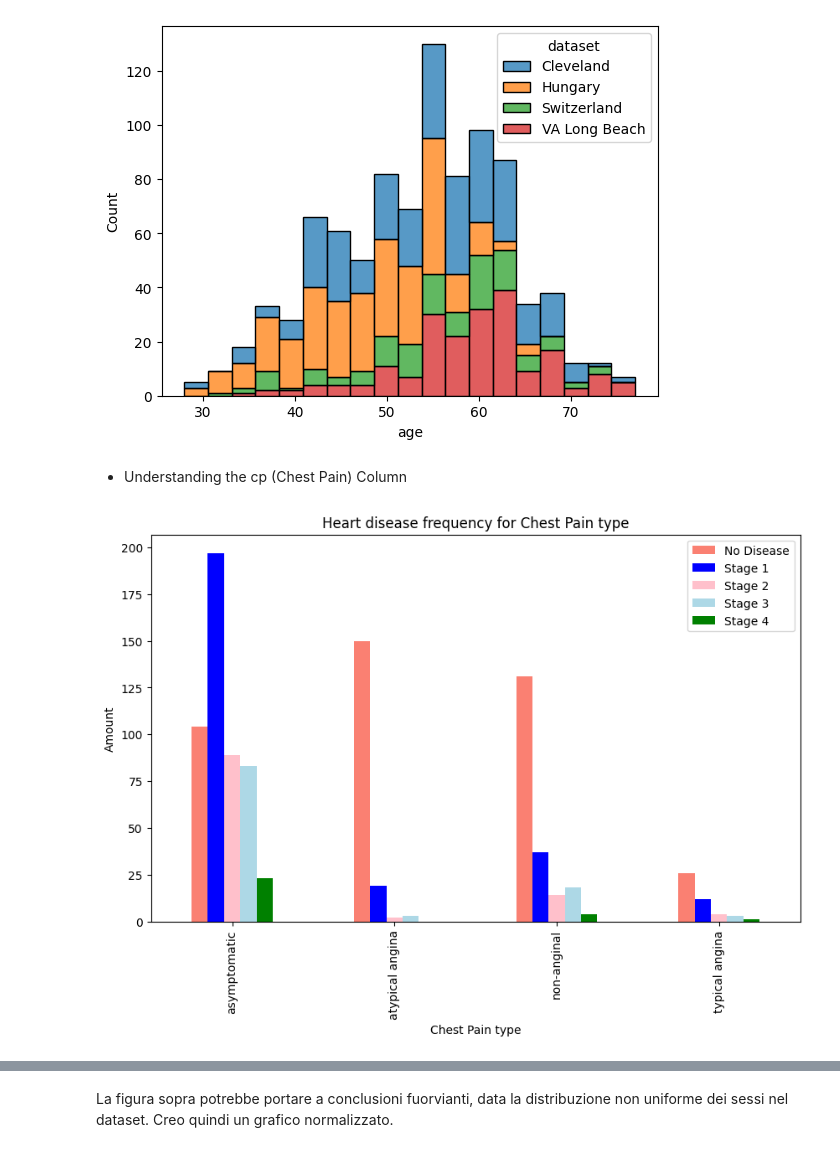
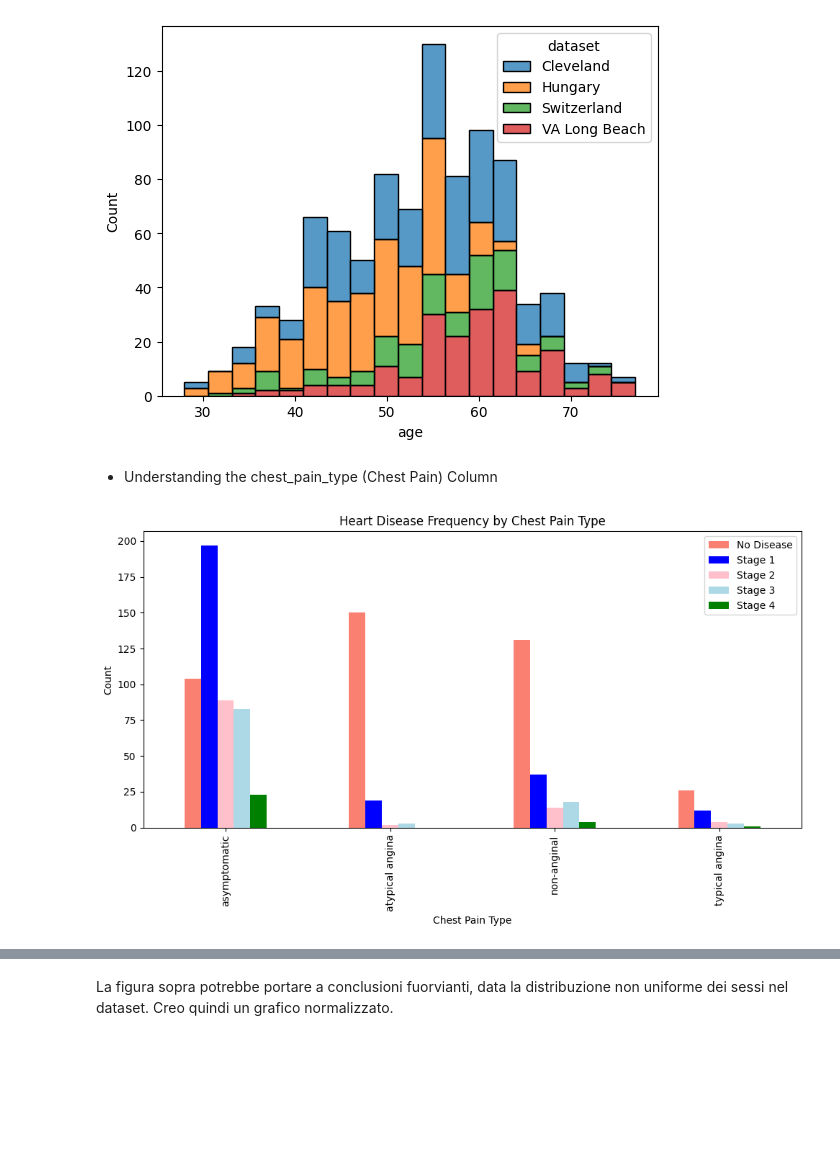
Before and after one commit to PaoloWalsh/medical-diagnosis-aid, a Jupyter notebook: eda/heart_data_analysis.ipynb, the cells around one changed output, grey strips where cells are left out. Saved outputs shown, nothing was run; the diff lists cells and outputs as text; code cells hidden in the pictures; blank space fills up the shorter version.

```diff
--- a/eda/heart_data_analysis.ipynb
+++ b/eda/heart_data_analysis.ipynb
@@ -6,7 +6,7 @@ import seaborn as sns
 # %% [markdown]
 ## Data Understanding
 # %%
-df = pd.read_csv('../data/heart_disease_uci.csv')
+df = pd.read_csv('../data/heart_disease_uci.csv', index_col = 'id')
 df.info()
 df.shape
 # %% [output]
@@ -51,0 +60,16 @@ df.describe().T
+# %%
+df.rename(columns={
+    'cp': 'chest_pain_type',
+    'trestbps': 'blood_pressure_resting',
+    'chol': 'cholesterol',
+    'fbs': 'fasting_blood_sugar',
+    'restecg': 'ecg_resting',
+    'thalch': 'max_heart_rate',
+    'exang': 'exercise_induced_angina',
+    'oldpeak': 'st_depression_exercise',
+    'slope': 'st_slope_type',
+    'ca': 'major_vessels_colored',
+    'thal': 'thal_defect_type',
+    'num': 'heart_disease_prediction'
+}, inplace=True)
+df.columns
@@ -52,9 +83,8 @@ df.describe().T
 # %% [markdown]
 ## Handle Missing data
 # %%
-#since it is impossimble to have a cholesterol level of 0, we will replace 0 with NaN
-df['chol'] = df['chol'].replace(0, np.nan)
-df['trestbps'] = df['trestbps'].replace(0, np.nan)
+df['cholesterol'] = df['cholesterol'].replace(0, np.nan)
+df['blood_pressure_resting'] = df['blood_pressure_resting'].replace(0, np.nan)
 # %% [markdown]
 ## Data Visualization
 # %%
@@ -117,16 +151,17 @@ sns.histplot(data=df, x='age', hue='dataset', multiple='stack')
 <Axes: xlabel='age', ylabel='Count'>
 [figure]
 # %% [markdown]
-- Understanding the cp (Chest Pain) Column
+- Understanding the chest_pain_type (Chest Pain) Column
 # %%
-df['cp'].value_counts()
-pd.crosstab(df.cp,df.num).plot(kind="bar",figsize=(10,6),
-                               color = ['salmon','blue','pink','lightblue','green'])
-plt.title('Heart disease frequency for Chest Pain type')
-plt.xlabel('Chest Pain type')
-plt.ylabel('Amount')
+df['chest_pain_type'].value_counts()
+pd.crosstab(df.chest_pain_type, df.heart_disease_prediction).plot(kind="bar", figsize=(10, 6),
+    color=['salmon', 'blue', 'pink', 'lightblue', 'green'])
+plt.title('Heart Disease Frequency by Chest Pain Type')
+plt.xlabel('Chest Pain Type')
+plt.ylabel('Count')
 plt.legend(['No Disease', 'Stage 1', 'Stage 2', 'Stage 3', 'Stage 4'])
+plt.tight_layout()
 plt.show()
 # %% [output]
-[figure, old version]
+[figure, new version]
 # %%
```
Also changed, not shown: parts of 30 cells of this notebook.
